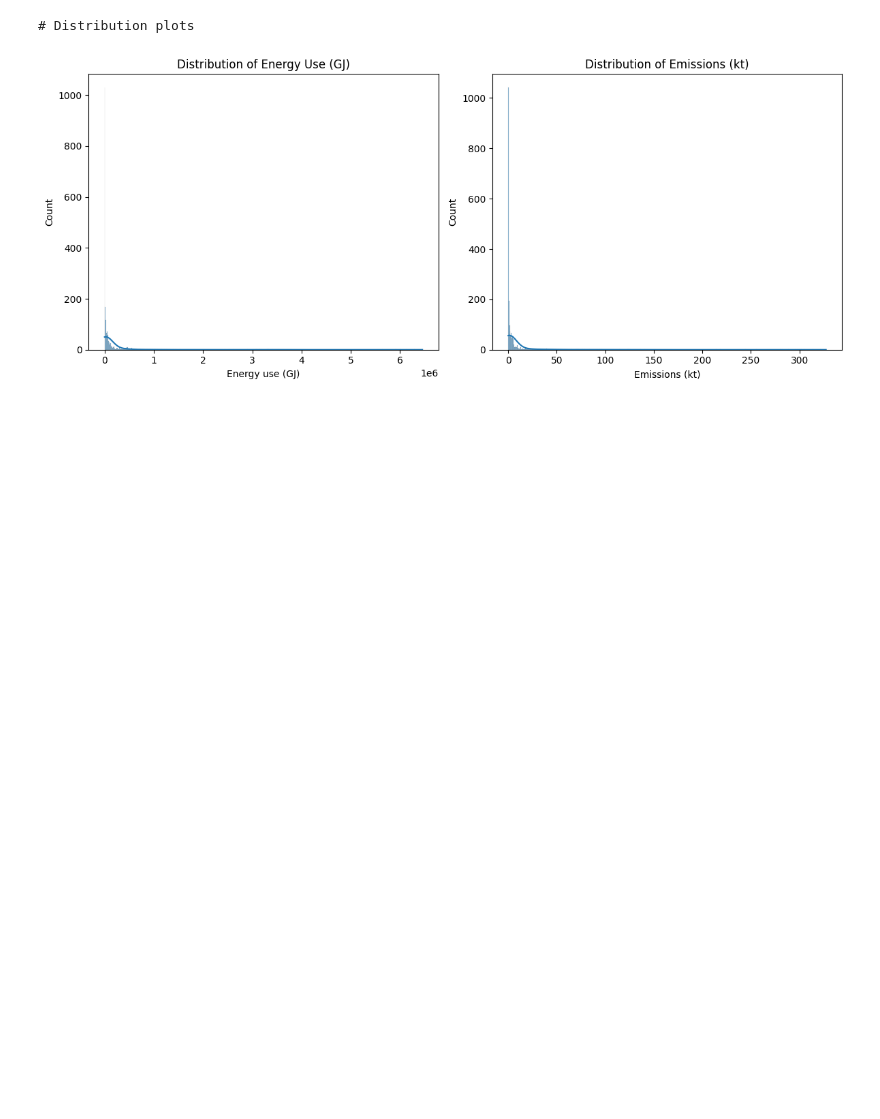
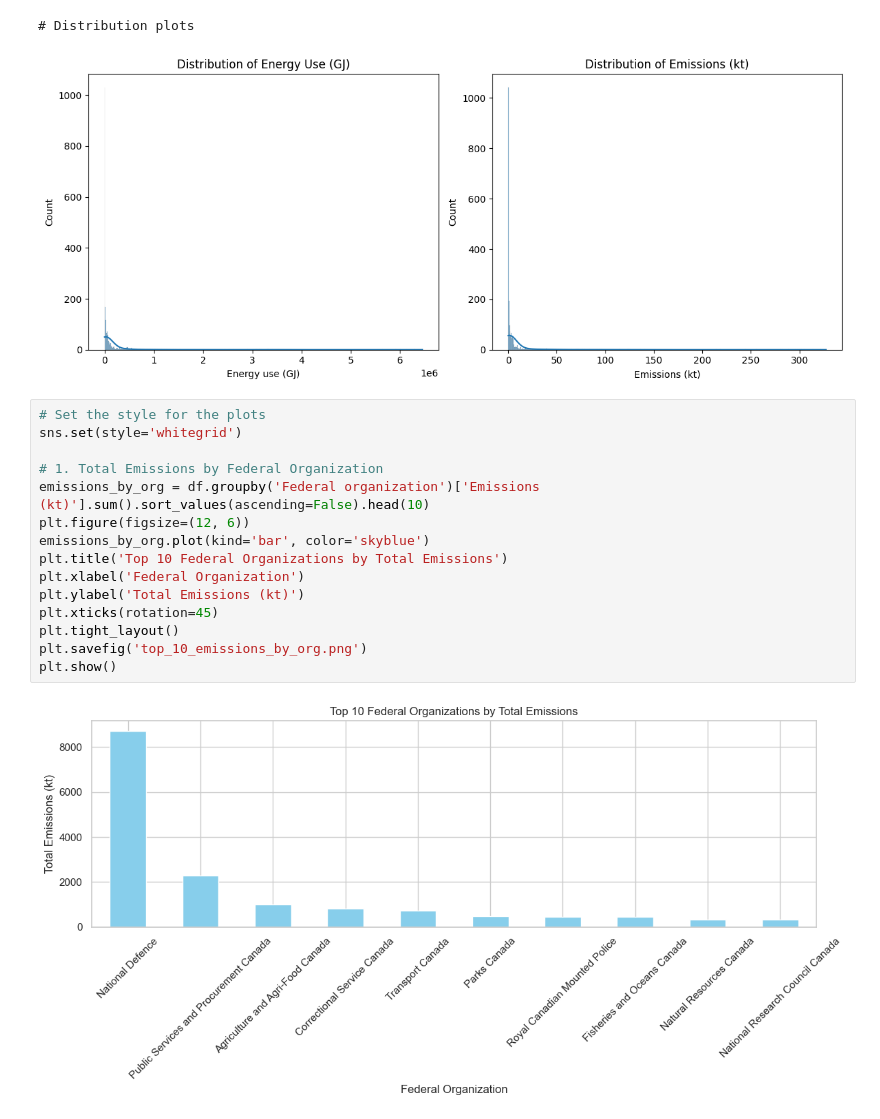
Before and after one commit to rubelbinu/GHG-emissions, a Jupyter notebook: dev/dev1v.ipynb, the cells around one changed output. Cells and saved outputs as stored; diff of their text form; blank space fills up the shorter version.

```diff
--- a/dev/dev1v.ipynb
+++ b/dev/dev1v.ipynb
@@ -141,3 +142,20 @@ plt.close()
 # %% [output]
 # Distribution plots
 [figure]
+# %%
+# Set the style for the plots
+sns.set(style='whitegrid')
+
+# 1. Total Emissions by Federal Organization
+emissions_by_org = df.groupby('Federal organization')['Emissions (kt)'].sum().sort_values(ascending=False).head(10)
+plt.figure(figsize=(12, 6))
+emissions_by_org.plot(kind='bar', color='skyblue')
+plt.title('Top 10 Federal Organizations by Total Emissions')
+plt.xlabel('Federal Organization')
+plt.ylabel('Total Emissions (kt)')
+plt.xticks(rotation=45)
+plt.tight_layout()
+plt.savefig('top_10_emissions_by_org.png')
+plt.show()
+# %% [output]
+[figure, added]
```
Also changed, not shown: parts of 11 cells of this notebook, 4 other files.
